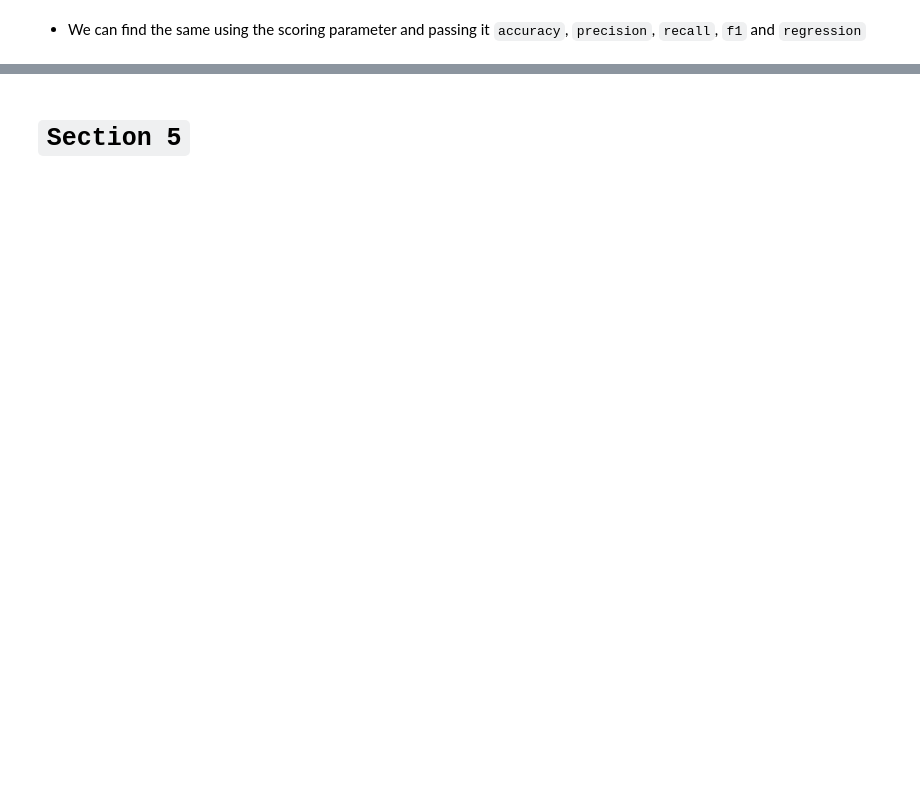
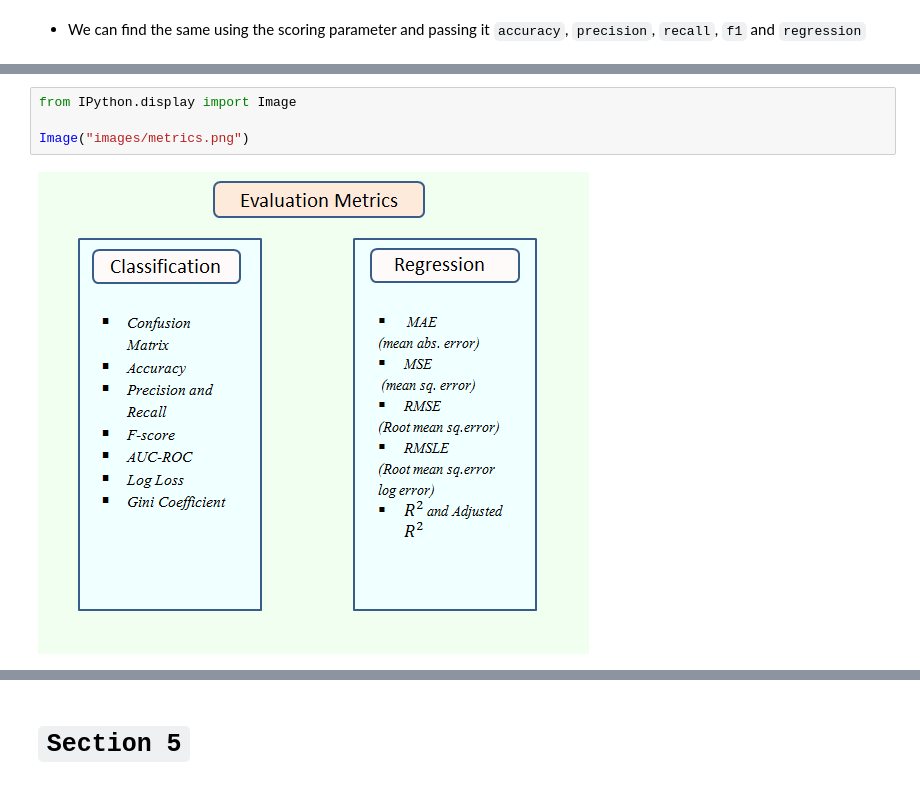
Before and after one commit to ShumB1992/Machine-Learning-using-Scikit-learn, a Jupyter notebook: Machine Learning using Scikit.ipynb, the cells around one changed output, grey strips where cells are left out. Saved outputs shown, nothing was run; the diff lists cells and outputs as text; blank space fills up the shorter version.

```diff
--- a/Machine Learning using Scikit.ipynb
+++ b/Machine Learning using Scikit.ipynb
@@ -1995,0 +2248,6 @@ print(f"The cross-validated accuracy is: {np.mean(cv_acc)*100:.2f}%")
+# %%
+from IPython.display import Image
+
+Image("images/metrics.png")
+# %% [output]
+[figure, added]
```
Also changed, not shown: parts of 248 cells of this notebook.
